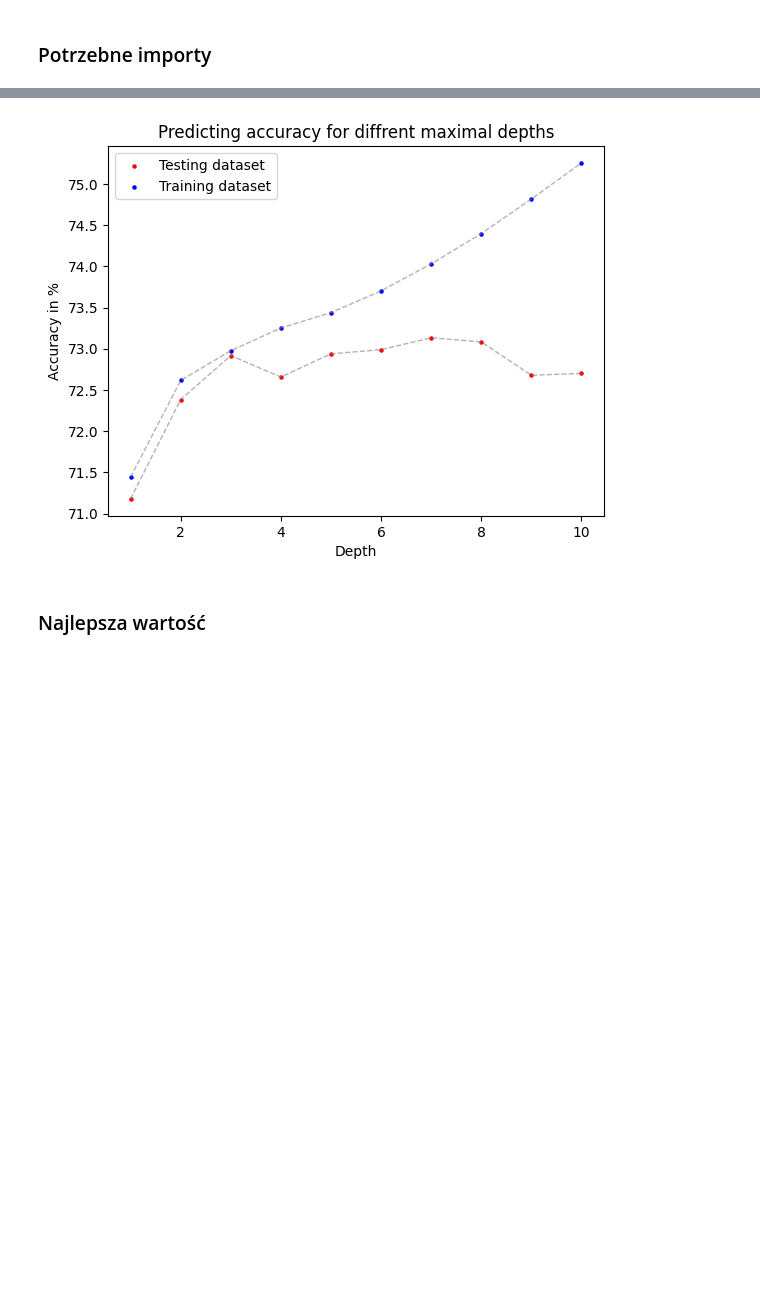
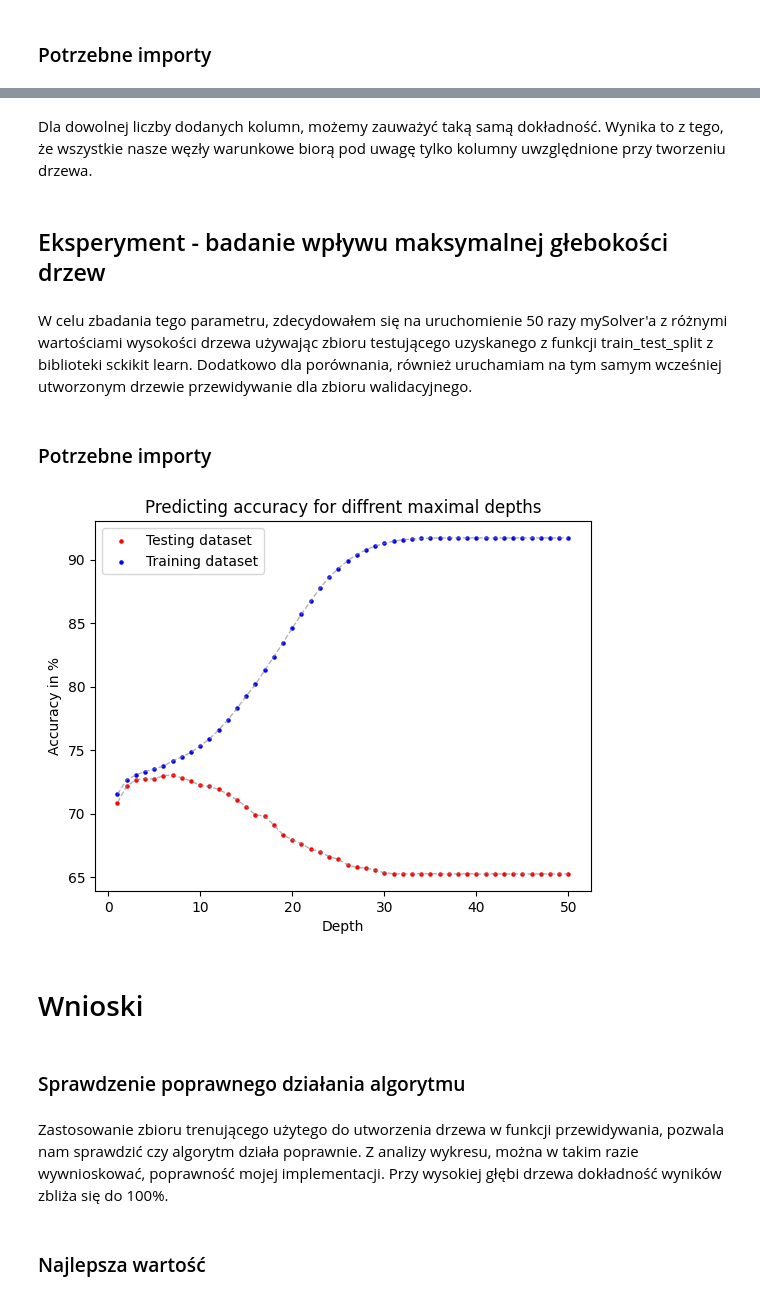
Before and after one commit to mbo009/WSI23Z, a Jupyter notebook: LAB04/raport.ipynb, the cells around one changed output, grey strips where cells are left out. Saved outputs shown, nothing was run; the diff lists cells and outputs as text; code cells hidden in the pictures; blank space fills up the shorter version.

```diff
--- a/LAB04/raport.ipynb
+++ b/LAB04/raport.ipynb
@@ -29,0 +60,9 @@ X = dataDiscretization(X)
+# %% [markdown]
+Dla dowolnej liczby dodanych kolumn, możemy zauważyć taką samą dokładność. Wynika to z tego, że wszystkie nasze węzły warunkowe biorą pod uwagę tylko kolumny uwzględnione przy tworzeniu drzewa.
+# %% [markdown]
+## Eksperyment - badanie wpływu maksymalnej głebokości drzew
+# %% [markdown]
+W celu zbadania tego parametru, zdecydowałem się na uruchomienie 50 razy mySolver'a z różnymi wartościami wysokości drzewa używając zbioru testującego uzyskanego z funkcji train_test_split z biblioteki sckikit learn.
+Dodatkowo dla porównania, również uruchamiam na tym samym wcześniej utworzonym drzewie przewidywanie dla zbioru walidacyjnego.
+# %% [markdown]
+### Potrzebne importy
@@ -30,8 +71,15 @@ X = dataDiscretization(X)
 # %%
-accuracyData = getDepthAccuracy(10, X, Y, 12345, True)
+accuracyData = getDepthAccuracy(50, X, Y, 123456, True)
 pltAccuracy(accuracyData)
 # %% [output]
-[figure, old version]
+[figure, new version]
+# %% [markdown]
+# Wnioski
+# %% [markdown]
+### Sprawdzenie poprawnego działania algorytmu
+# %% [markdown]
+Zastosowanie zbioru trenującego użytego do utworzenia drzewa w funkcji przewidywania, pozwala nam sprawdzić czy algorytm działa poprawnie.
+Z analizy wykresu, można w takim razie wywnioskować, poprawność mojej implementacji. Przy wysokiej głębi drzewa dokładność wyników zbliża się do 100%.
 # %% [markdown]
 ### Najlepsza wartość
 # %% [markdown]
```
Also changed, not shown: parts of 16 cells of this notebook, 3 other files.
